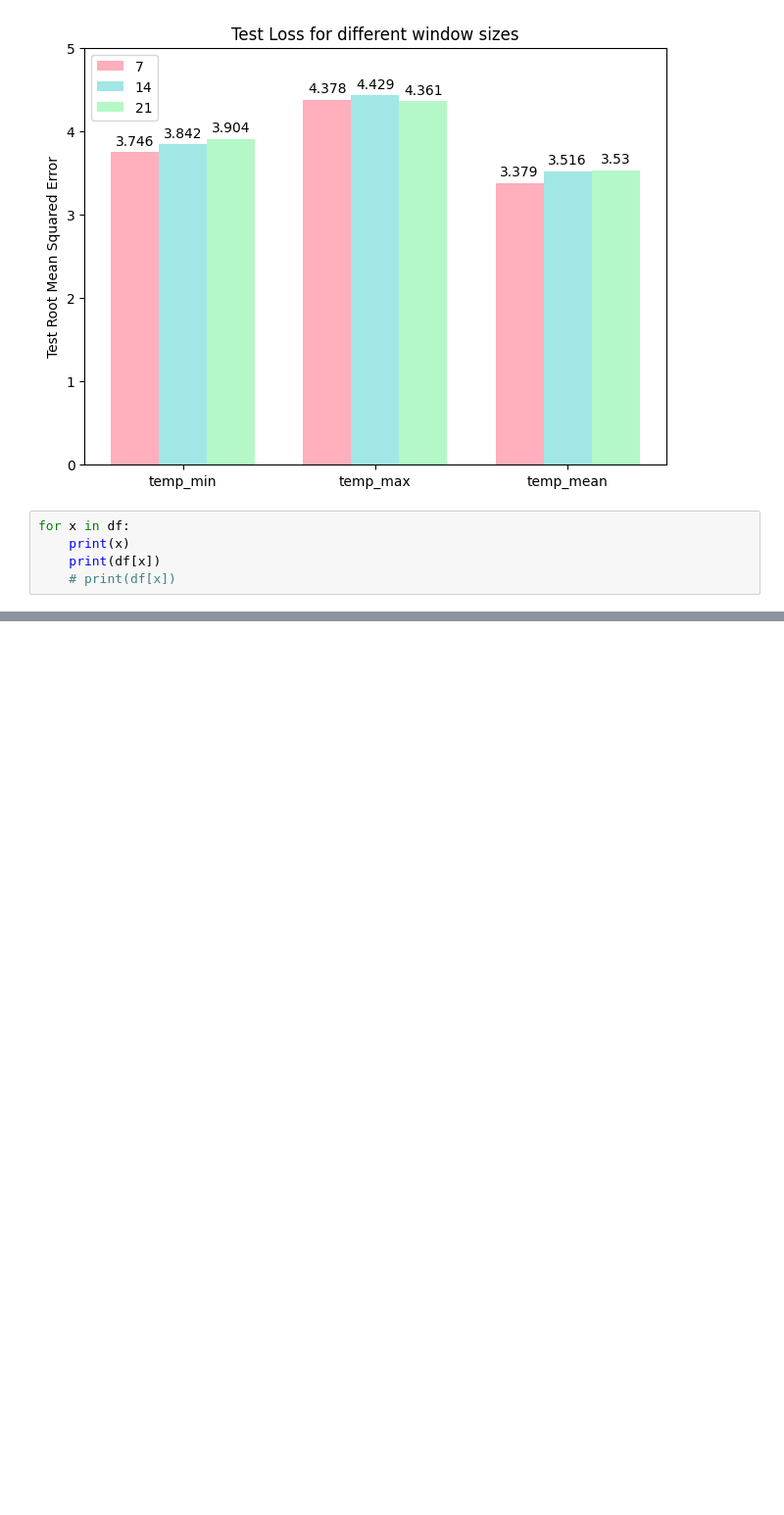
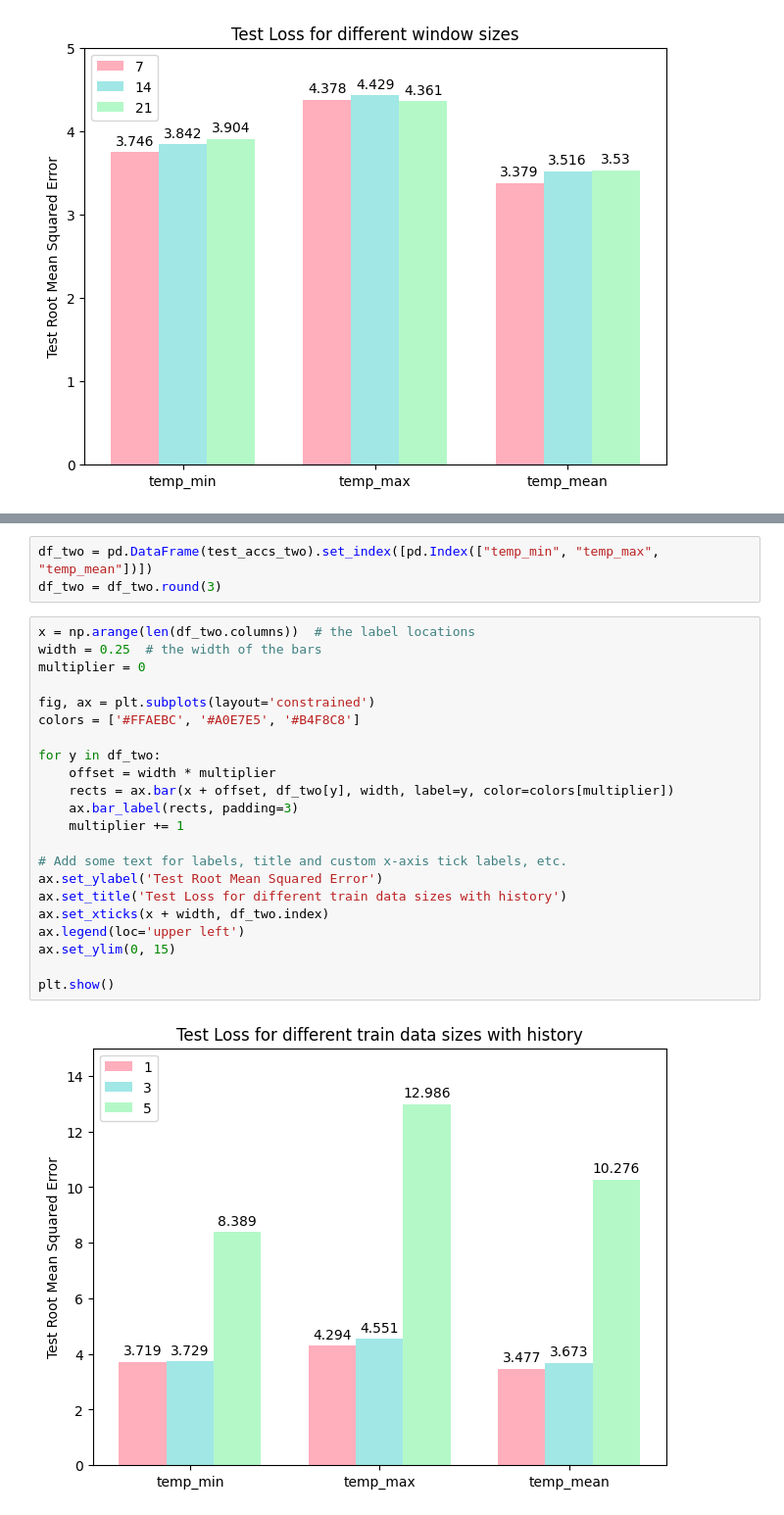
Before and after one commit to mb208/604Final, a Jupyter notebook: notebooks/sahanaplots_playground.ipynb, the cells around one changed output, grey strips where cells are left out. Shown: that part at 98% size. Saved outputs shown, nothing was run; the diff lists cells and outputs as text; blank space fills up the shorter version.

Commit message:
created the historical average plots

```diff
--- a/notebooks/sahanaplots_playground.ipynb
+++ b/notebooks/sahanaplots_playground.ipynb
@@ -123,8 +123,3 @@ ax.set_ylim(0, 5)
 plt.show()
 # %% [output]
 [figure]
-# %%
-for x in df:
-    print(x)
-    print(df[x])
-    # print(df[x])
@@ -146,0 +186,27 @@ Name: 14, dtype: float64
+# %%
+df_two = pd.DataFrame(test_accs_two).set_index([pd.Index(["temp_min", "temp_max", "temp_mean"])])
+df_two = df_two.round(3)
+# %%
+x = np.arange(len(df_two.columns))  # the label locations
+width = 0.25  # the width of the bars
+multiplier = 0
+
+fig, ax = plt.subplots(layout='constrained')
+colors = ['#FFAEBC', '#A0E7E5', '#B4F8C8']
+
+for y in df_two:
+    offset = width * multiplier
+    rects = ax.bar(x + offset, df_two[y], width, label=y, color=colors[multiplier])
+    ax.bar_label(rects, padding=3)
+    multiplier += 1
+
+# Add some text for labels, title and custom x-axis tick labels, etc.
+ax.set_ylabel('Test Root Mean Squared Error')
+ax.set_title('Test Loss for different train data sizes with history')
+ax.set_xticks(x + width, df_two.index)
+ax.legend(loc='upper left')
+ax.set_ylim(0, 15)
+
+plt.show()
+# %% [output]
+[figure, added]
```
Also changed, not shown: parts of 3 cells of this notebook, 9 other files.
